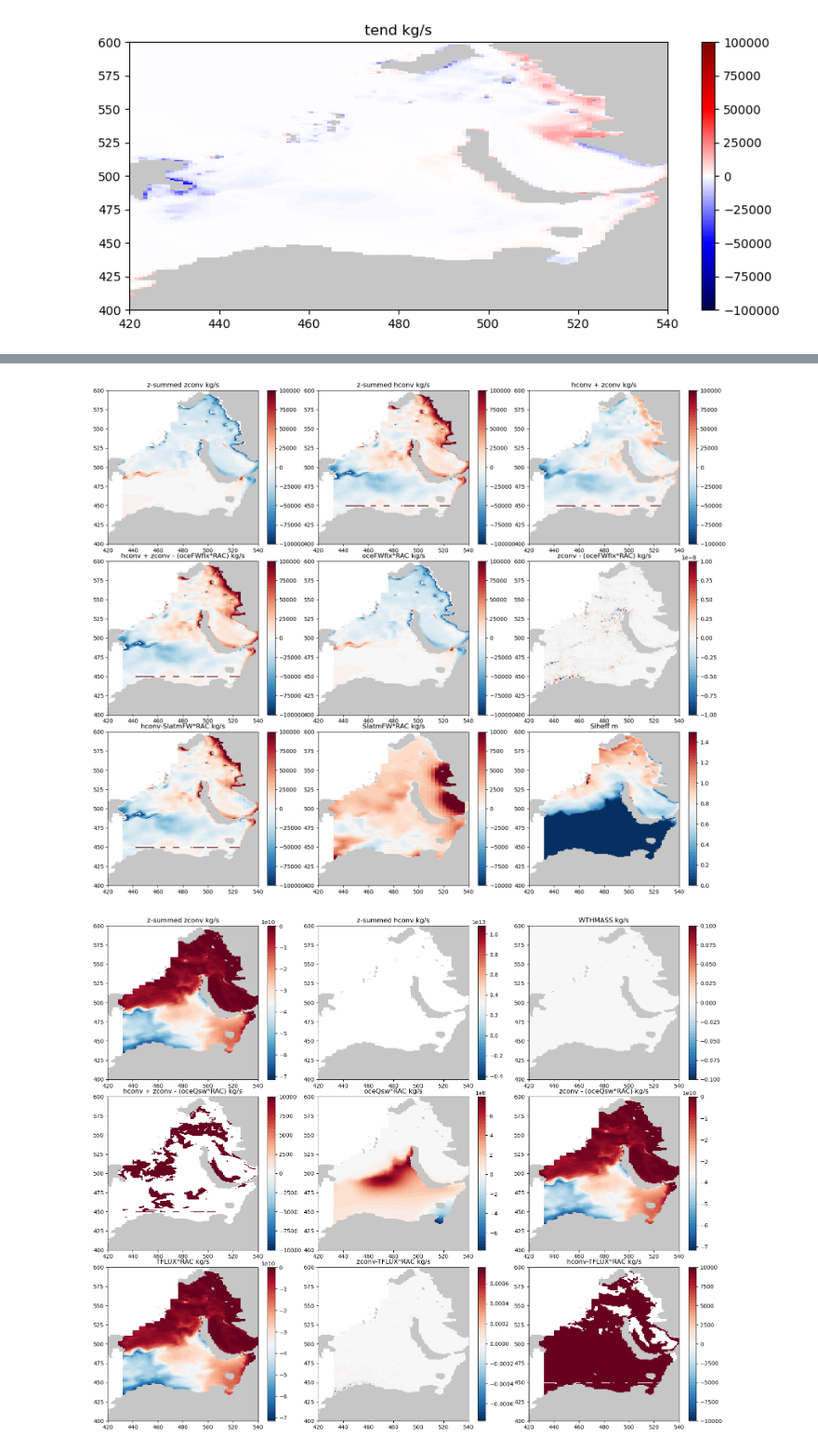
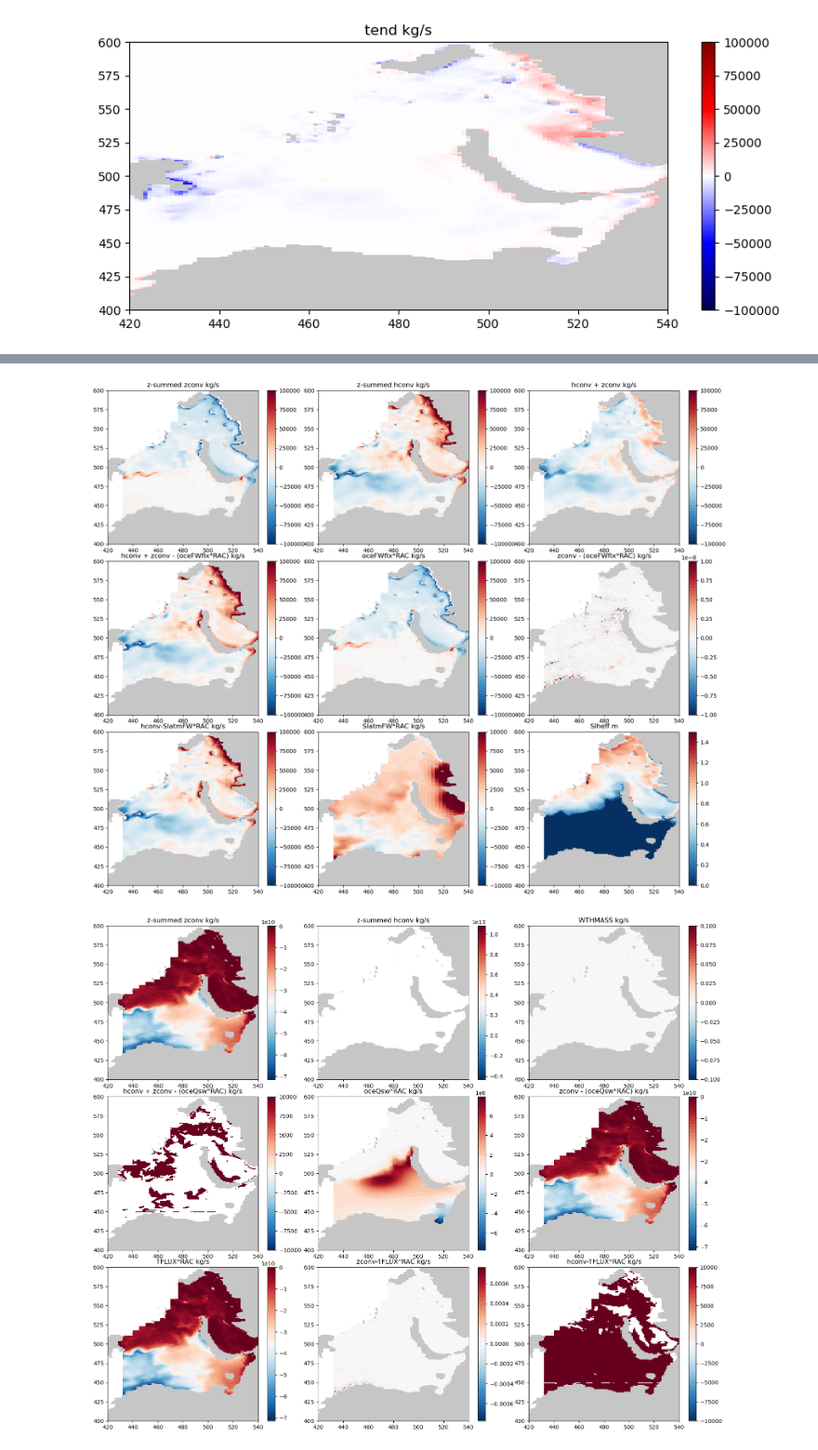
Before and after one commit to margaretmurakami/crios_backups, a Jupyter notebook: ASTE_270/offline_binning/RegionalAnalysis/Barents_gateways.ipynb, the cells around one changed output, grey strips where cells are left out. Shown at 93% size. Cells and saved outputs as stored; diff of their text form; code cells hidden in the pictures.

```diff
--- a/ASTE_270/offline_binning/RegionalAnalysis/Barents_gateways.ipynb
+++ b/ASTE_270/offline_binning/RegionalAnalysis/Barents_gateways.ipynb
@@ -1055,10 +1206,10 @@ DFyE_TH = DFyE_TH.reshape(nz,ny,nx)
 tmpUo = myparms['rcp'] * (ADVx_TH + DFxE_TH)
 tmpVo = myparms['rcp'] * (ADVy_TH + DFyE_TH)
 
-if test3d:
-    budgO_fluxes_hconv = calc_UV_conv_1face(tmpUo,tmpVo)
+tmpUo2,tmpVo2 = get_aste_vector(tmpUo,tmpVo,nfx,nfy,False)
+budgO_fluxes_hconv = calc_UV_conv_1face(tmpUo2, tmpVo2)
 
-ds["budgO_fluxes_hconv_heat"] = xr.DataArray(data = budgO_fluxes_hconv, dims = dims3d_avg,coords = coords3d_avg)
+ds["budgO_fluxes_hconv_heat"] = xr.DataArray(data = budgO_fluxes_hconv, dims = dims3d_tracer,coords = coords3d_tracer)
 # %% [markdown]
 # Load gateways
 # %%
@@ -1261,11 +1395,11 @@ y_sta_vilkit = gg['StAnnaTrough/Voronin/Vilkitshogo']["jy"]
 x_curr = x_bso.copy()
 y_curr = y_bso.copy()
 # %%
-x_curr = np.delete(x_curr, 21)
-y_curr = np.delete(y_curr, 21)
+# x_curr = np.delete(x_curr, 21)
+# y_curr = np.delete(y_curr, 21)
 
-x_bso = np.delete(x_bso,21)
-y_bso = np.delete(y_bso,21)
+# x_bso = np.delete(x_bso,21)
+# y_bso = np.delete(y_bso,21)
 # %%
 i_bso = np.full((1350,270),np.nan)
 for i,j in zip(x_bso,y_bso):
@@ -1619,8 +1749,9 @@ axes = axes.flatten()
 ax = axes[0]
 # plot 1: zconv
 valuesz = np.nansum(ds.budgO_fluxes_zconv_mass.values,axis=0)*mymsk/iB  # sum over depth
+valuesz = get_aste_tracer(valuesz,nfx,nfy)[0]
 norm = TwoSlopeNorm(vmin=-1e5,vcenter=0,vmax=1e5)
-cb = ax.pcolormesh(get_aste_tracer(valuesz,nfx,nfy)[0],cmap=cmap,norm=norm)
+cb = ax.pcolormesh(valuesz,cmap=cmap,norm=norm)
 ax.pcolormesh(get_aste_tracer(landmsk,nfx,nfy)[0],cmap="Greys",vmin=.9,vmax=1.2)
 ax.set_title("z-summed zconv kg/s")
 ax.set_xlim(420,540)
@@ -1630,9 +1761,9 @@ plt.colorbar(cb)
 ###
 ax = axes[1]
 # plot 1: hconv
-valuesh = np.nansum(ds.budgO_fluxes_hconv_mass.values,axis=0)*mymsk/iB  # sum over depth
+valuesh = np.nansum(ds.budgO_fluxes_hconv_mass.values,axis=0)[:-1,:-1]*get_aste_tracer(mymsk/iB,nfx,nfy)[0]  # sum over depth
 norm = TwoSlopeNorm(vmin=-1e5,vcenter=0,vmax=1e5)
-cb = ax.pcolormesh(get_aste_tracer(valuesh*mymsk/iB,nfx,nfy)[0],cmap=cmap,norm=norm)
+cb = ax.pcolormesh(valuesh,cmap=cmap,norm=norm)
 ax.pcolormesh(get_aste_tracer(landmsk,nfx,nfy)[0],cmap="Greys",vmin=.9,vmax=1.2)
 ax.set_title("z-summed hconv kg/s")
 ax.set_xlim(420,540)
@@ -1643,19 +1774,19 @@ plt.colorbar(cb)
 ax = axes[2]
 # plot 1: hconv + zconv
 norm = TwoSlopeNorm(vmin=-100000,vcenter=0,vmax=100000)
-cb = ax.pcolormesh(get_aste_tracer(valuesz+valuesh,nfx,nfy)[0],cmap=cmap,norm=norm)
+cb = ax.pcolormesh(valuesz+valuesh,cmap=cmap,norm=norm)
 ax.pcolormesh(get_aste_tracer(landmsk,nfx,nfy)[0],cmap="Greys",vmin=.9,vmax=1.2)
 ax.set_title("hconv + zconv kg/s")
 ax.set_xlim(420,540)
 ax.set_ylim(400,600)
 plt.colorbar(cb)
 
-###
+# ###
 ax = axes[3]
 # plot 1: hconv + zconv - oceFWflx*RAC
 norm = TwoSlopeNorm(vmin=-100000,vcenter=0,vmax=100000)
-oceFWflxhere = ds.oceFWflx.values * RAC
-cb = ax.pcolormesh(get_aste_tracer(valuesz+valuesh - oceFWflxhere,nfx,nfy)[0],cmap=cmap,norm=norm)
+oceFWflxhere = get_aste_tracer(ds.oceFWflx.values * RAC * mymsk/iB,nfx,nfy)[0]
+cb = ax.pcolormesh(valuesh+valuesz - oceFWflxhere,cmap=cmap,norm=norm)
 ax.pcolormesh(get_aste_tracer(landmsk,nfx,nfy)[0],cmap="Greys",vmin=.9,vmax=1.2)
 ax.set_title("hconv + zconv - (oceFWflx*RAC) kg/s")
 ax.set_xlim(420,540)
@@ -1666,8 +1797,8 @@ plt.colorbar(cb)
 ax = axes[4]
 # plot 1: oceFWflx*RAC
 norm = TwoSlopeNorm(vmin=-100000,vcenter=0,vmax=100000)
-oceFWflxhere = ds.oceFWflx.values * RAC
-cb = ax.pcolormesh(get_aste_tracer(oceFWflxhere * mymsk/iB,nfx,nfy)[0],cmap=cmap,norm=norm)
+# oceFWflxhere = ds.oceFWflx.values * RAC
+cb = ax.pcolormesh(oceFWflxhere,cmap=cmap,norm=norm)
 ax.pcolormesh(get_aste_tracer(landmsk,nfx,nfy)[0],cmap="Greys",vmin=.9,vmax=1.2)
 ax.set_title("oceFWflx*RAC kg/s")
 ax.set_xlim(420,540)
@@ -1678,7 +1809,7 @@ plt.colorbar(cb)
 ax = axes[5]
 # plot 1: zconv - oceFWflx*RAC
 norm = TwoSlopeNorm(vmin=-1e-8,vcenter=0,vmax=1e-8)
-cb = ax.pcolormesh(get_aste_tracer(valuesz - oceFWflxhere,nfx,nfy)[0],cmap=cmap,norm=norm)
+cb = ax.pcolormesh(valuesz - oceFWflxhere,cmap=cmap,norm=norm)
 ax.pcolormesh(get_aste_tracer(landmsk,nfx,nfy)[0],cmap="Greys",vmin=.9,vmax=1.2)
 ax.set_title("zconv - (oceFWflx*RAC) kg/s")
 ax.set_xlim(420,540)
@@ -1689,21 +1820,20 @@ plt.colorbar(cb)
 
 ###
 ax = axes[6]
-# plot 1: SIatmFW*RAC
 norm = TwoSlopeNorm(vmin=-1e5,vcenter=0,vmax=1e5)
-SIatmFWhere = ds.SIatmFW.values * RAC
-cb = ax.pcolormesh(get_aste_tracer(valuesh - SIatmFWhere*mymsk/iB,nfx,nfy)[0],cmap=cmap,norm=norm)
+SIatmFWhere = get_aste_tracer(ds.SIatmFW.values * RAC * mymsk/iB,nfx,nfy)[0]
+cb = ax.pcolormesh(valuesh-SIatmFWhere,cmap=cmap,norm=norm)
 ax.pcolormesh(get_aste_tracer(landmsk,nfx,nfy)[0],cmap="Greys",vmin=.9,vmax=1.2)
 ax.set_title("hconv-SIatmFW*RAC kg/s")
 ax.set_xlim(420,540)
 ax.set_ylim(400,600)
 plt.colorbar(cb)
 
-###
+# ###
 ax = axes[7]
 # plot 1: hconv+ zconv - SIatmFW*RAC
 norm = TwoSlopeNorm(vmin=-1e4,vcenter=0,vmax=1e4)
-cb = ax.pcolormesh(get_aste_tracer(SIatmFWhere* mymsk/iB,nfx,nfy)[0],cmap=cmap,norm=norm)
+cb = ax.pcolormesh(SIatmFWhere,cmap=cmap,norm=norm)
 ax.pcolormesh(get_aste_tracer(landmsk,nfx,nfy)[0],cmap="Greys",vmin=.9,vmax=1.2)
 ax.set_title("SIatmFW*RAC kg/s")
 ax.set_xlim(420,540)
@@ -1720,39 +1850,5 @@ ax.set_xlim(420,540)
 ax.set_ylim(400,600)
 plt.colorbar(cb)
 
-# ###
-# ax = axes[6]
-# # plot 1: SIatmFW*RAC
-# norm = TwoSlopeNorm(vmin=-1e7,vcenter=0,vmax=1e7)
-# SIatmFWhere = ds.SIatmFW.values * RAC
-# cb = ax.pcolormesh(get_aste_tracer(SIatmFWhere* mymsk/iB,nfx,nfy)[0],cmap=cmap,vmin=0,vmax=1e4)
-# ax.pcolormesh(get_aste_tracer(landmsk,nfx,nfy)[0],cmap="Greys",vmin=.9,vmax=1.2)
-# ax.set_title("SIatmFW*RAC kg/s")
-# ax.set_xlim(420,540)
-# ax.set_ylim(400,600)
-# plt.colorbar(cb)
-
-# ###
-# ax = axes[7]
-# # plot 1: hconv+ zconv - SIatmFW*RAC
-# norm = TwoSlopeNorm(vmin=-1e4,vcenter=0,vmax=1e4)
-# cb = ax.pcolormesh(get_aste_tracer(valuesz+valuesh - (SIatmFWhere* mymsk/iB),nfx,nfy)[0],cmap=cmap,norm=norm)
-# ax.pcolormesh(get_aste_tracer(landmsk,nfx,nfy)[0],cmap="Greys",vmin=.9,vmax=1.2)
-# ax.set_title("zconv+hconv-SIatmFW*RAC kg/s")
-# ax.set_xlim(420,540)
-# ax.set_ylim(400,600)
-# plt.colorbar(cb)
-
-# ax = axes[8]
-# # plot 1: hconv-SIatmFW*RAC
-# norm = TwoSlopeNorm(vmin=-1e4,vcenter=0,vmax=1e4)
-# cb = ax.pcolormesh(get_aste_tracer(valuesh - (SIatmFWhere* mymsk/iB),nfx,nfy)[0],cmap=cmap,norm=norm)
-# ax.pcolormesh(get_aste_tracer(landmsk,nfx,nfy)[0],cmap="Greys",vmin=.9,vmax=1.2)
-# ax.set_title("hconv-SIatmFW*RAC kg/s")
-# ax.set_xlim(420,540)
-# ax.set_ylim(400,600)
-# plt.colorbar(cb)
-
-
 plt.savefig(path + "3by3comp_mass_tend4.png",dpi=300)
 # %% [output]
@@ -1759 +1856 @@ plt.savefig(path + "3by3comp_mass_tend4.png",dpi=300)
-[figure, old version]
+[figure, new version]
```
Also changed, not shown: parts of 42 cells of this notebook, 5 other files.
